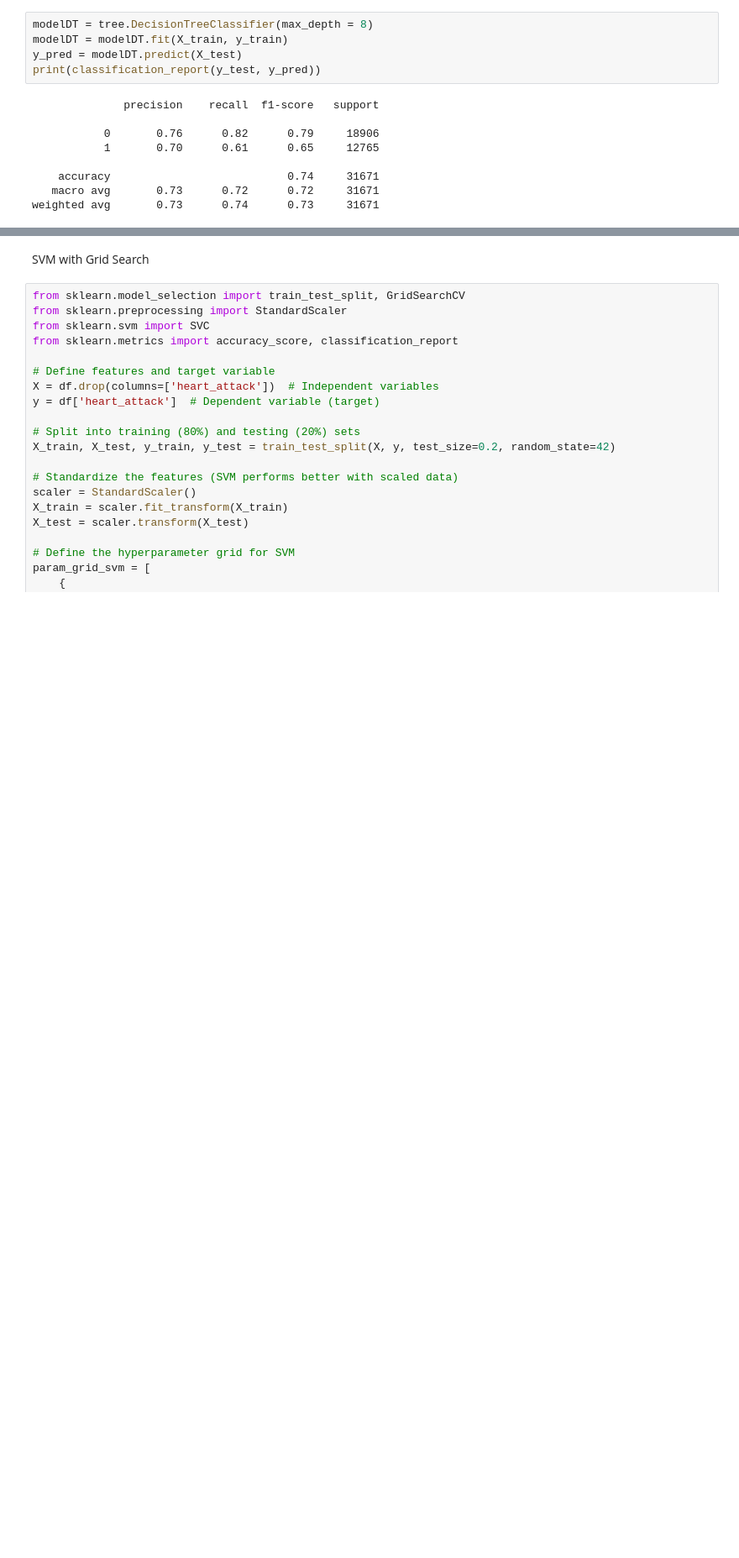
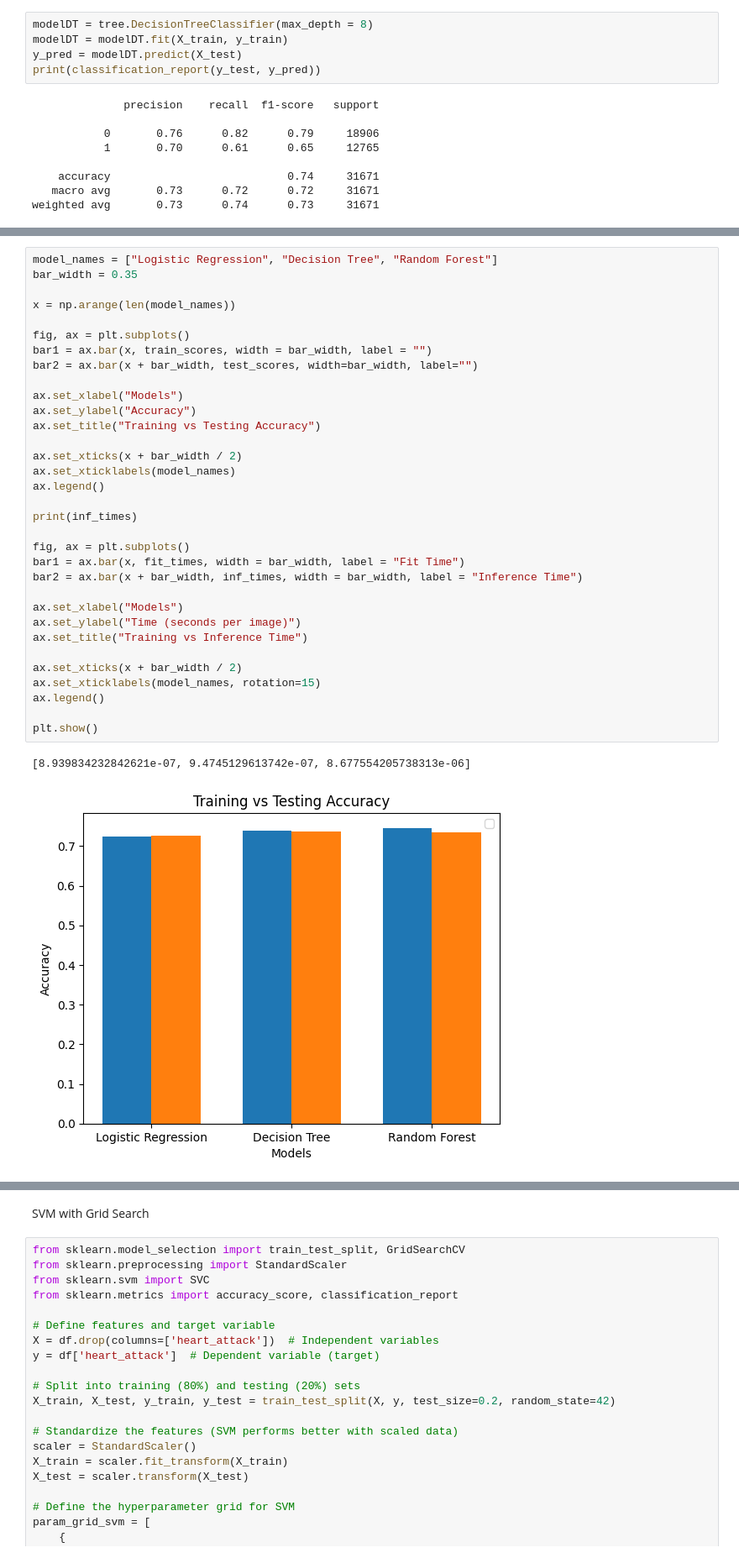
Before and after one commit to Dombau0/TMDL_assignments, a Jupyter notebook: version1.ipynb, the cells around one changed output, grey strips where cells are left out. Shown at 84% size. Saved outputs shown, nothing was run; the diff lists cells and outputs as text; blank space fills up the shorter version.

```diff
--- a/version1.ipynb
+++ b/version1.ipynb
@@ -500,0 +565,36 @@ weighted avg       0.74      0.74      0.73     31671
+# %%
+model_names = ["Logistic Regression", "Decision Tree", "Random Forest"]
+bar_width = 0.35
+
+x = np.arange(len(model_names))
+
+fig, ax = plt.subplots()
+bar1 = ax.bar(x, train_scores, width = bar_width, label = "")
+bar2 = ax.bar(x + bar_width, test_scores, width=bar_width, label="")
+
+ax.set_xlabel("Models")
+ax.set_ylabel("Accuracy")
+ax.set_title("Training vs Testing Accuracy")
+
+ax.set_xticks(x + bar_width / 2)
+ax.set_xticklabels(model_names)
+ax.legend()
+
+print(inf_times)
+
+fig, ax = plt.subplots()
+bar1 = ax.bar(x, fit_times, width = bar_width, label = "Fit Time")
+bar2 = ax.bar(x + bar_width, inf_times, width = bar_width, label = "Inference Time")
+
+ax.set_xlabel("Models")
+ax.set_ylabel("Time (seconds per image)")
+ax.set_title("Training vs Inference Time")
+
+ax.set_xticks(x + bar_width / 2)
+ax.set_xticklabels(model_names, rotation=15)
+ax.legend()
+
+plt.show()
+# %% [output]
+[8.939834232842621e-07, 9.4745129613742e-07, 8.677554205738313e-06]
+[figure, added]
```
Also changed, not shown: parts of 4 cells of this notebook.
